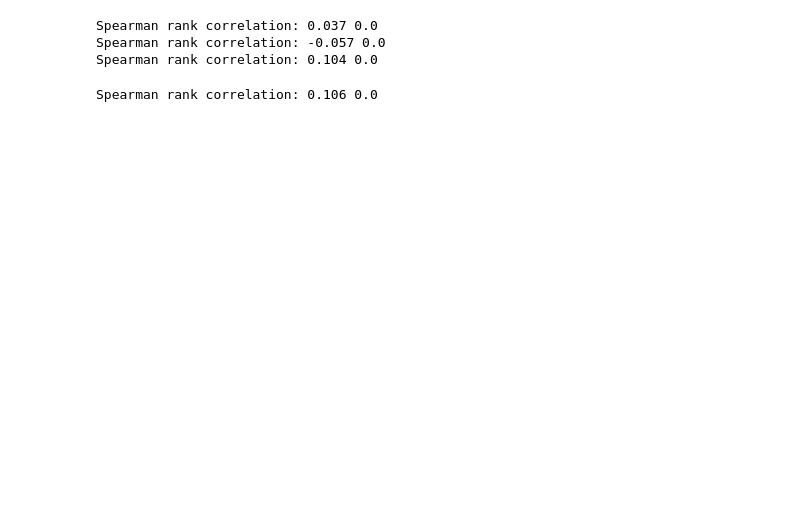
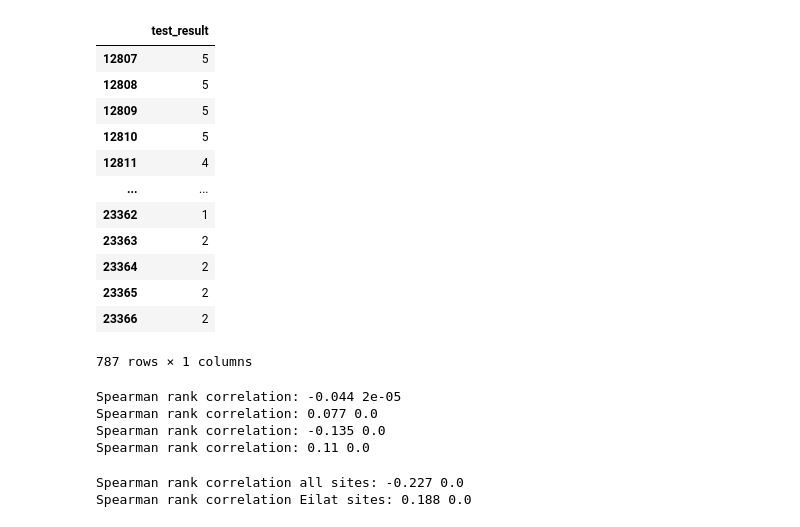
Before and after one commit to LiaCohn/clean-coasts, a Jupyter notebook: statistics/correlations.ipynb, the cells around one changed output. Saved outputs shown, nothing was run; the diff lists cells and outputs as text; code cells hidden in the pictures; blank space fills up the shorter version.

```diff
--- a/statistics/correlations.ipynb
+++ b/statistics/correlations.ipynb
@@ -53,19 +91,46 @@ Index(['coast_num', 'Area', 'Distance from gaza', 'center', 'city rank',
+# %%
+df_2016_eilat[['test_result']]
+# %% [output]
+|  | test_result |
+| 12807 | 5 |
+| 12808 | 5 |
+| 12809 | 5 |
+| 12810 | 5 |
+| 12811 | 4 |
+| ... | ... |
+| 23362 | 1 |
+| 23363 | 2 |
+| 23364 | 2 |
+| 23365 | 2 |
+| 23366 | 2 |
+787 rows × 1 columns
 # %%
-test_df = df.dropna()
-columns_to_test = ['city rank','Distance from gaza','hifa_port_dis']
-target_col = 'test_result'
+# test_df = df.dropna()
+columns_to_test = ['city rank','Distance from gaza','hifa_port_dis','distance_to_ashdod_port']
+target_col = 'test_result_num'
 for col in columns_to_test:
     # # Calculate the Spearman rank correlation between two columns
-    rho, p_value = stats.spearmanr(test_df[target_col], test_df[col])
+    rho, p_value = stats.spearmanr(df_2016_rest[target_col], df_2016_rest[col])
     print("Spearman rank correlation:", round(rho,3), round(p_value,5))
+
+# print()
+#There is no variation in df_2016_eilat['city rank'] so its standard deviation is equal
+#to 0 which will result in zero division in the spearmanr() function, thereby returning a NaN.
+# rho, p_value = stats.spearmanr(df_2016_eilat[target_col], df_2016_eilat['city rank'])
+# print("Spearman rank correlation:", round(rho,3), round(p_value,5))
 # %% [output]
-Spearman rank correlation: 0.037 0.0
-Spearman rank correlation: -0.057 0.0
-Spearman rank correlation: 0.104 0.0
+Spearman rank correlation: -0.044 2e-05
+Spearman rank correlation: 0.077 0.0
+Spearman rank correlation: -0.135 0.0
+Spearman rank correlation: 0.11 0.0
 # %%
-dates = test_df['Date test'].view(np.int64)
-rho, p_value = stats.spearmanr(test_df[target_col], dates)
-print("Spearman rank correlation:", round(rho,3), round(p_value,5))
+dates = df_2016_rest['Date test'].view(np.int64)
+rho, p_value = stats.spearmanr(df_2016_rest[target_col], dates)
+print("Spearman rank correlation all sites:", round(rho,3), round(p_value,5))
+dates = df_2016_eilat['Date test'].view(np.int64)
+rho, p_value = stats.spearmanr(df_2016_eilat[target_col], dates)
+print("Spearman rank correlation Eilat sites:", round(rho,3), round(p_value,5))
 # %% [output]
-Spearman rank correlation: 0.106 0.0
+Spearman rank correlation all sites: -0.227 0.0
+Spearman rank correlation Eilat sites: 0.188 0.0
 # %%
```
Also changed, not shown: parts of 6 cells of this notebook, 4 other files.
